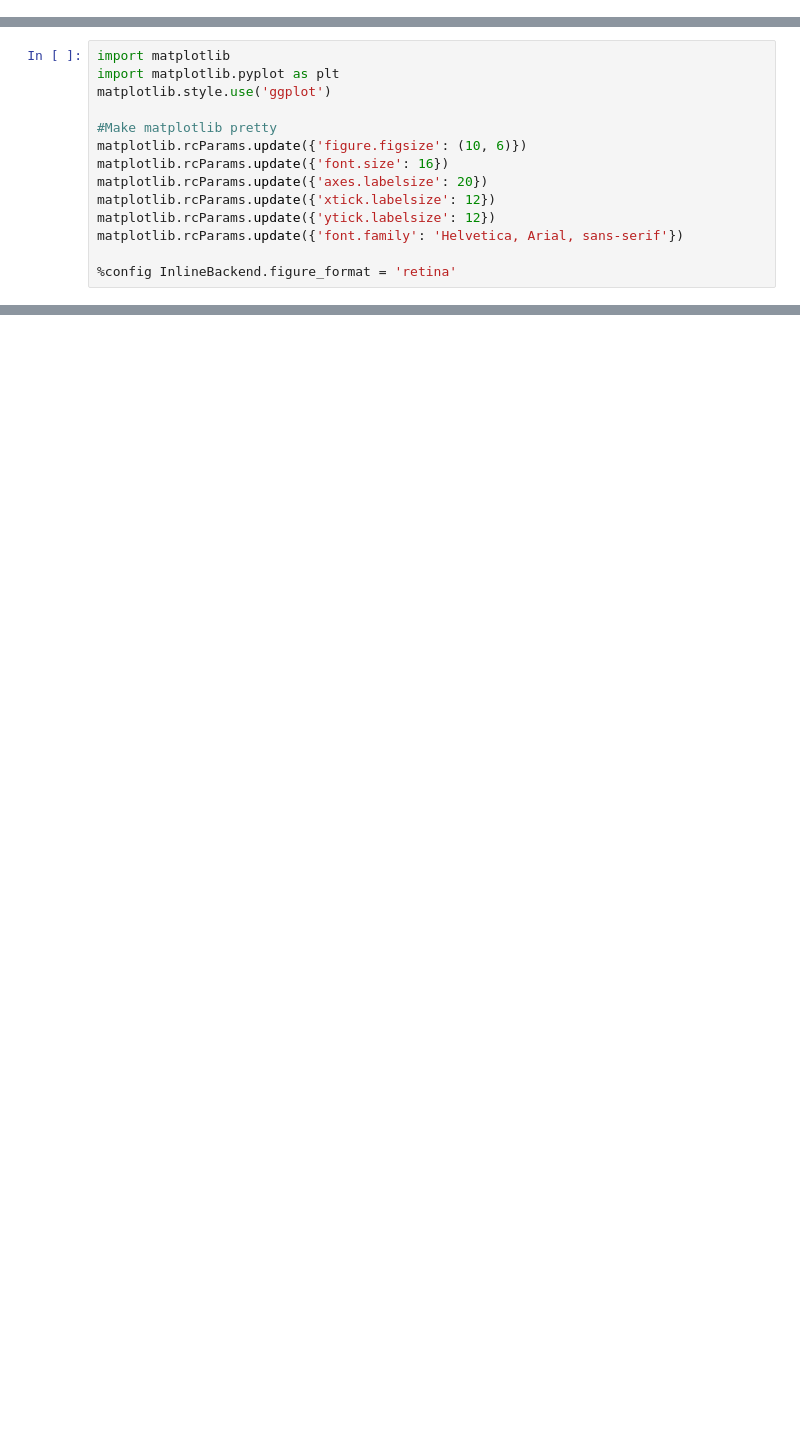
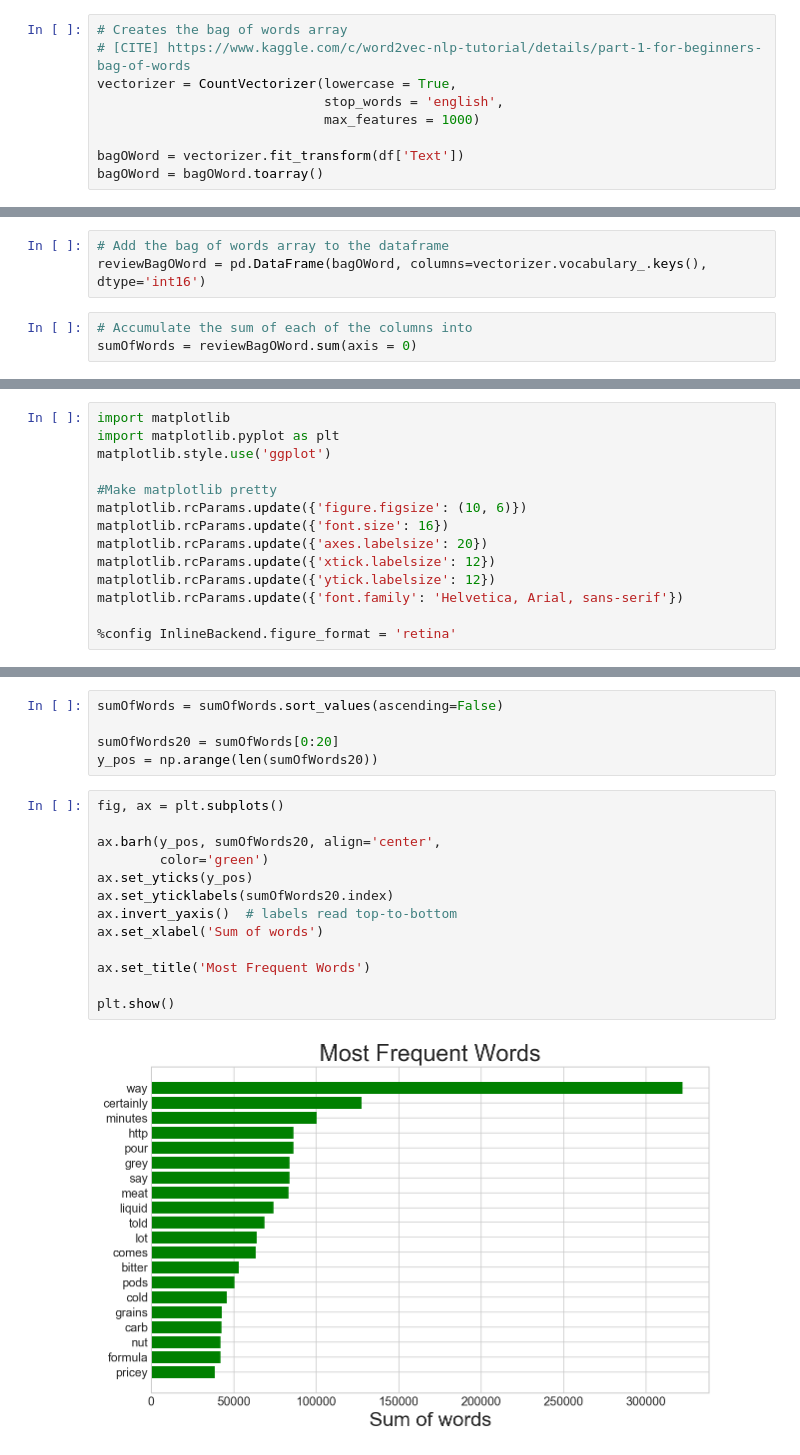
Before and after one commit to SMU-ML-2017/Project2, a Jupyter notebook: ML Project 2.ipynb, the cells around one changed output, grey strips where cells are left out. Cells and saved outputs as stored; diff of their text form; blank space fills up the shorter version.

```diff
--- a/ML Project 2.ipynb
+++ b/ML Project 2.ipynb
@@ -75,0 +82,9 @@ memory usage: 52.0+ MB
+# %%
+# Creates the bag of words array
+# [CITE] https://www.kaggle.com/c/word2vec-nlp-tutorial/details/part-1-for-beginners-bag-of-words
+vectorizer = CountVectorizer(lowercase = True,
+                             stop_words = 'english',
+                             max_features = 1000)
+
+bagOWord = vectorizer.fit_transform(df['Text'])
+bagOWord = bagOWord.toarray()
@@ -75,0 +94,6 @@ memory usage: 52.0+ MB
+# %%
+# Add the bag of words array to the dataframe
+reviewBagOWord = pd.DataFrame(bagOWord, columns=vectorizer.vocabulary_.keys(), dtype='int16')
+# %%
+# Accumulate the sum of each of the columns into
+sumOfWords = reviewBagOWord.sum(axis = 0)
@@ -136,0 +171,20 @@ plt.show()
+# %%
+sumOfWords = sumOfWords.sort_values(ascending=False)
+
+sumOfWords20 = sumOfWords[0:20]
+y_pos = np.arange(len(sumOfWords20))
+# %%
+fig, ax = plt.subplots()
+
+ax.barh(y_pos, sumOfWords20, align='center',
+        color='green')
+ax.set_yticks(y_pos)
+ax.set_yticklabels(sumOfWords20.index)
+ax.invert_yaxis()  # labels read top-to-bottom
+ax.set_xlabel('Sum of words')
+
+ax.set_title('Most Frequent Words')
+
+plt.show()
+# %% [output]
+[figure, added]
```
Also changed, not shown: parts of 23 cells of this notebook.
